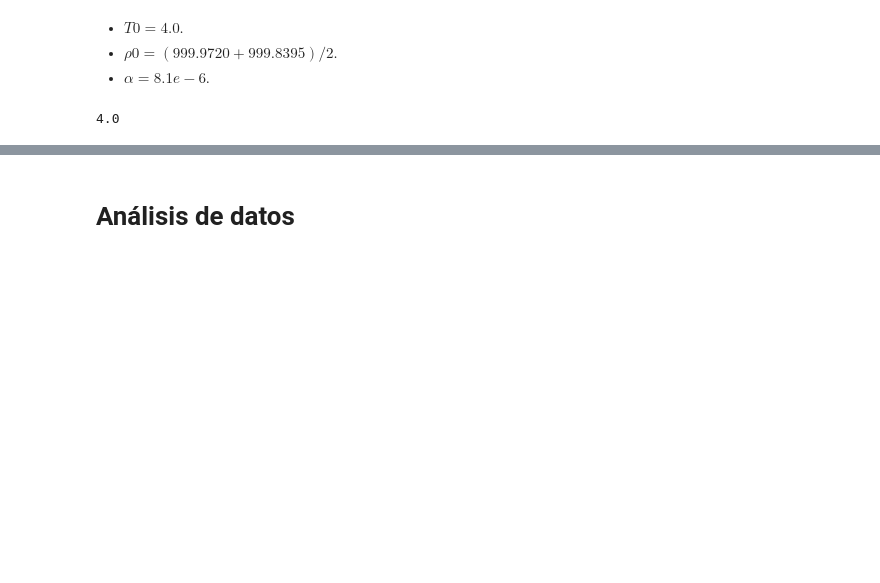
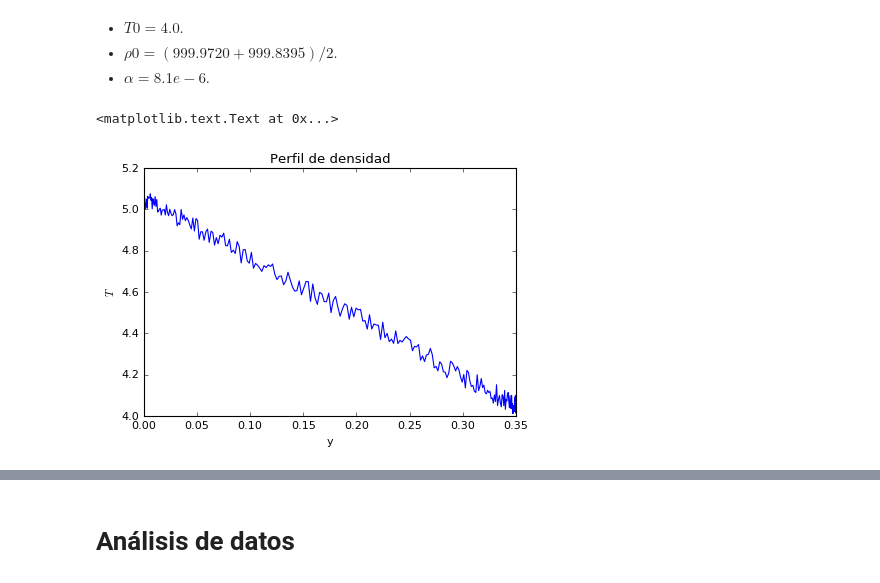
Before and after one commit to cpierard/Servicio_social, a Jupyter notebook: Convección en fluido estratificado.ipynb, the cells around one changed output, grey strips where cells are left out. Cells and saved outputs as stored; diff of their text form; code cells hidden in the pictures; blank space fills up the shorter version.

```diff
--- a/Convección en fluido estratificado.ipynb
+++ b/Convección en fluido estratificado.ipynb
@@ -190,10 +174,14 @@ plt.ylabel('y')
 - $T0 = 4.0$.
 - $ρ0 = (999.9720 + 999.8395)/2$.
 - $α = 8.1e-6$.
-# %%
-T0
-# %% [output]
-4.0
+# %%
+plt.plot(y[0], T['g'][5,:])
+plt.title("Perfil de densidad")
+plt.ylabel("$T$")
+plt.xlabel('y')
+# %% [output]
+<matplotlib.text.Text at 0x...>
+[figure, added]
 # %%
 ρ['g'] = ρ0 - ρ0*α*(T['g'] - T0)**2
 # %%
```
Also changed, not shown: parts of 17 cells of this notebook, 3 other files.
